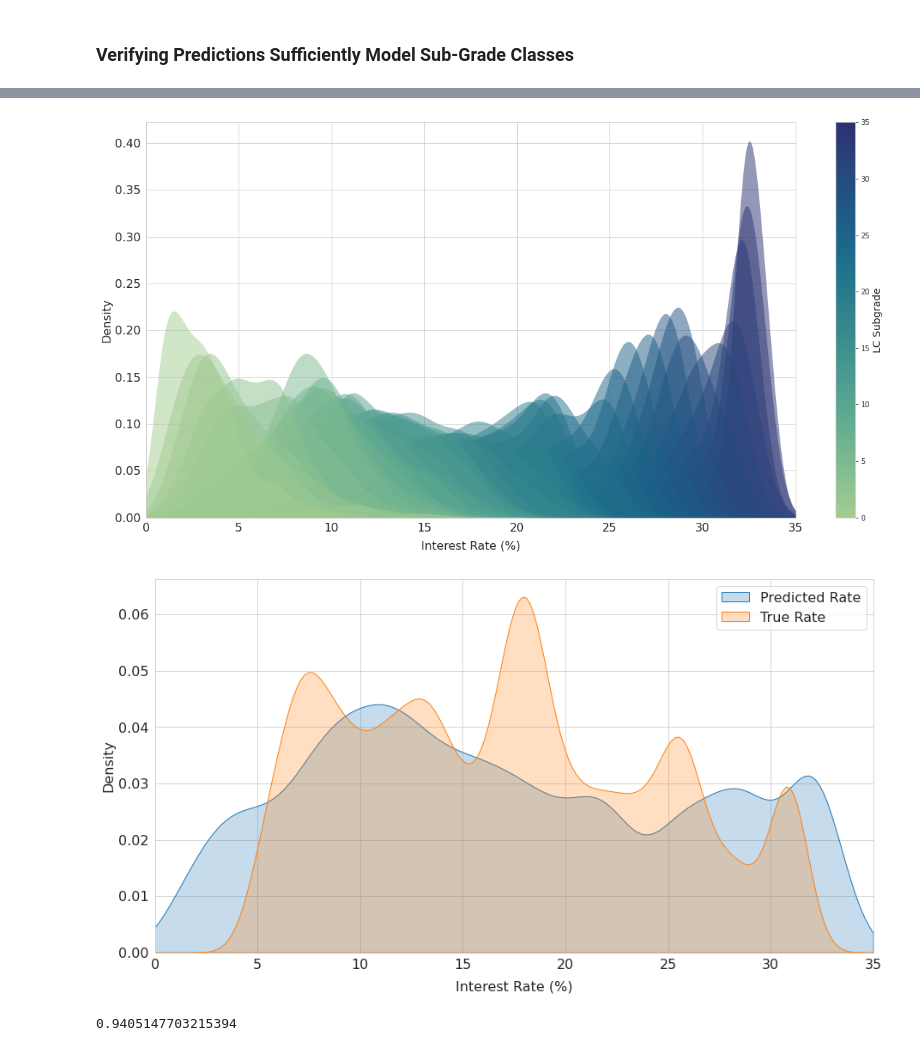
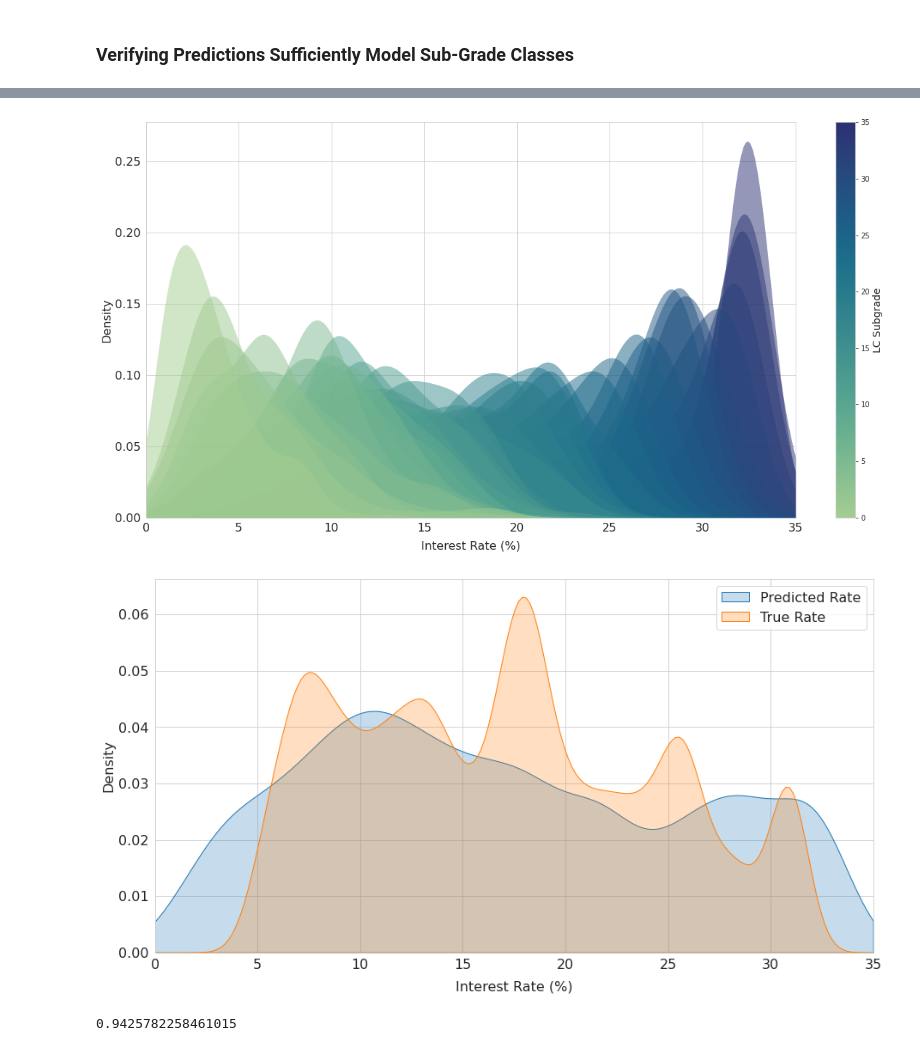
Before and after one commit to Wichaelian/citadel-summer-invitational22, a Jupyter notebook: notebooks/Nearest Neighbors Rate Prediction Verification.ipynb, the cells around one changed output, grey strips where cells are left out. Saved outputs shown, nothing was run; the diff lists cells and outputs as text; code cells hidden in the pictures.

```diff
--- a/notebooks/Nearest Neighbors Rate Prediction Verification.ipynb
+++ b/notebooks/Nearest Neighbors Rate Prediction Verification.ipynb
@@ -280,7 +289,7 @@ rf_r2
 # %% [markdown]
 ### Verifying Predictions Sufficiently Model Sub-Grade Classes
 # %%
-pred_int_rate = best_rf.predict(X_train)
+pred_int_rate = best_rf.predict(X_test)
 # %%
 pred_int_rate = pd.Series(pred_int_rate)
 xrange = np.linspace(-2, 35, 2000)
@@ -308,25 +327,25 @@ for i in range(35):
 # %%
 import matplotlib.cm
-sub_grade_plotting_df = pd.DataFrame({"Interest Rate (%)": pred_int_rate, "LC Sub-Grade": y_train})
+sub_grade_plotting_df = pd.DataFrame({"Interest Rate (%)": pred_int_rate, "LC Sub-Grade": y_test})
 
 plt.figure(figsize=(20,10))
 cmap = sns.color_palette("crest", as_cmap=True)
 ax = sns.kdeplot(
    data=sub_grade_plotting_df, x="Interest Rate (%)", hue="LC Sub-Grade",
    fill=True, common_norm=False, palette="crest",
    alpha=.5, linewidth=0
 )
 plt.tick_params(labelsize=16)
 plt.xlabel("Interest Rate (%)", fontsize = 16, labelpad= 10)
 plt.ylabel("Density", fontsize = 16)
 plt.xlim(0, 35)
 ax.legend([],[], frameon=False)
 norm = matplotlib.colors.Normalize(vmin=0, vmax=35, clip=False)
 cbar = plt.colorbar(matplotlib.cm.ScalarMappable(norm=norm, cmap=cmap), ax=ax)
 cbar.set_label(label = "LC Subgrade", size=14)
 plt.savefig(FIG_PATH + "partition_subgrade_pdfs_by_subgrade.pdf")
 # %% [output]
-[figure, old version]
+[figure, new version]
 # %%
 plt.figure(figsize=(15,8))
 sns.kdeplot(pred_int_rate, cut = 35, clip = (-2, 35), fill = True, label = "Predicted Rate")
@@ -338,7 +357,7 @@ plt.legend(fontsize = 16)
 plt.xlim(0, 35)
 plt.savefig(FIG_PATH + "partition_subgrade_test_df_comp.pdf")
 # %% [output]
-[figure, old version]
+[figure, new version]
 # %%
 from sklearn.neighbors import KernelDensity
 
@@ -357,4 +376,4 @@ from scipy.integrate import trapz
 BC = trapz(x = x_range, y=np.sqrt(np.exp(pred_logprob)*np.exp(act_logprob)))
 BC
 # %% [output]
-0.9405147703215394
+0.9425782258461015
```
Also changed, not shown: parts of 8 cells of this notebook, 14 other files.
